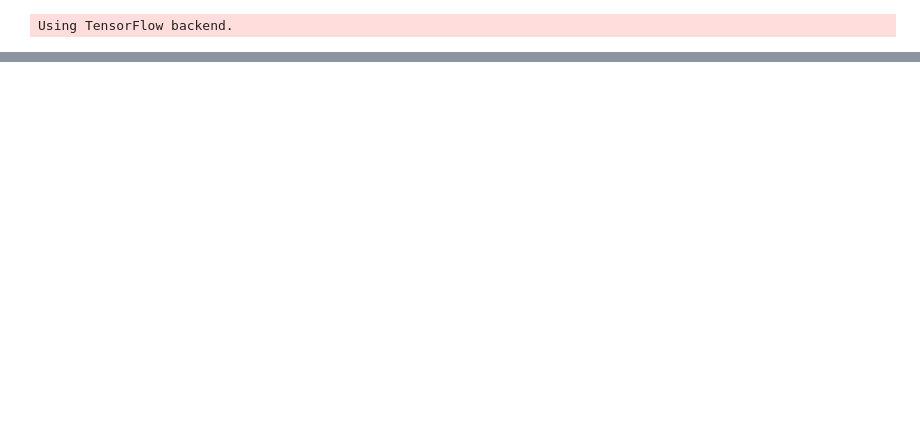
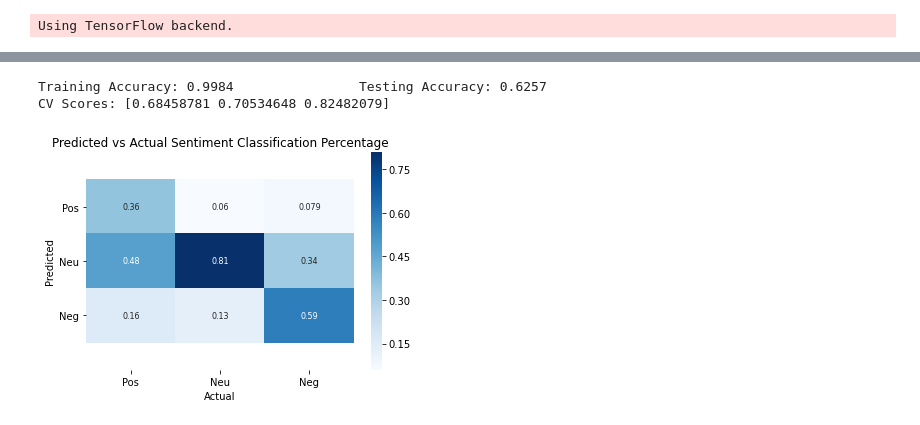
Before and after one commit to StevenDye/Sentiment-Identification-Roman-Urdu, a Jupyter notebook: Sentiment-Identification-Roman-Urdu/Random_Forest.ipynb, the cells around one changed output, grey strips where cells are left out. Cells and saved outputs as stored; diff of their text form; code cells hidden in the pictures; blank space fills up the shorter version.

```diff
--- a/Sentiment-Identification-Roman-Urdu/Random_Forest.ipynb
+++ b/Sentiment-Identification-Roman-Urdu/Random_Forest.ipynb
@@ -17,2 +10,0 @@ clf = RandomForestClassifier(max_depth=3, random_state=0)
-# %%
-clf.fit(X_train_smote, y_train)
@@ -56,0 +11,8 @@ array([0.44975288, 0.44561635, 0.44561635, 0.44232037, 0.44528675])
+# %%
+parameters = {'max_depth': [None],
+              'n_estimators': [100]}
+# %%
+rf = RandomForestClassifier()
+rf_classifier = GridSearchCV(rf, parameters, cv=3, n_jobs= -1)
+rf_classifier.fit(tf_idf_data_train, y_train)
+print(rf_classifier.best_estimator_)
@@ -56,0 +35,10 @@ array([0.44975288, 0.44561635, 0.44561635, 0.44232037, 0.44528675])
+# %%
+print("Training Accuracy: {:.4} \t\t Testing Accuracy: {:.4}".format(rf_train_score, rf_test_score))
+print("CV Scores:", rf_cv_score)
+# %% [output]
+Training Accuracy: 0.9984                Testing Accuracy: 0.6257
+CV Scores: [0.68458781 0.70534648 0.82482079]
+# %%
+confusion_matrix_heat_map(rf_classifier, tf_idf_data_test, y_test)
+# %% [output]
+[figure, added]
```
Also changed, not shown: parts of 8 cells of this notebook, 8 other files.
